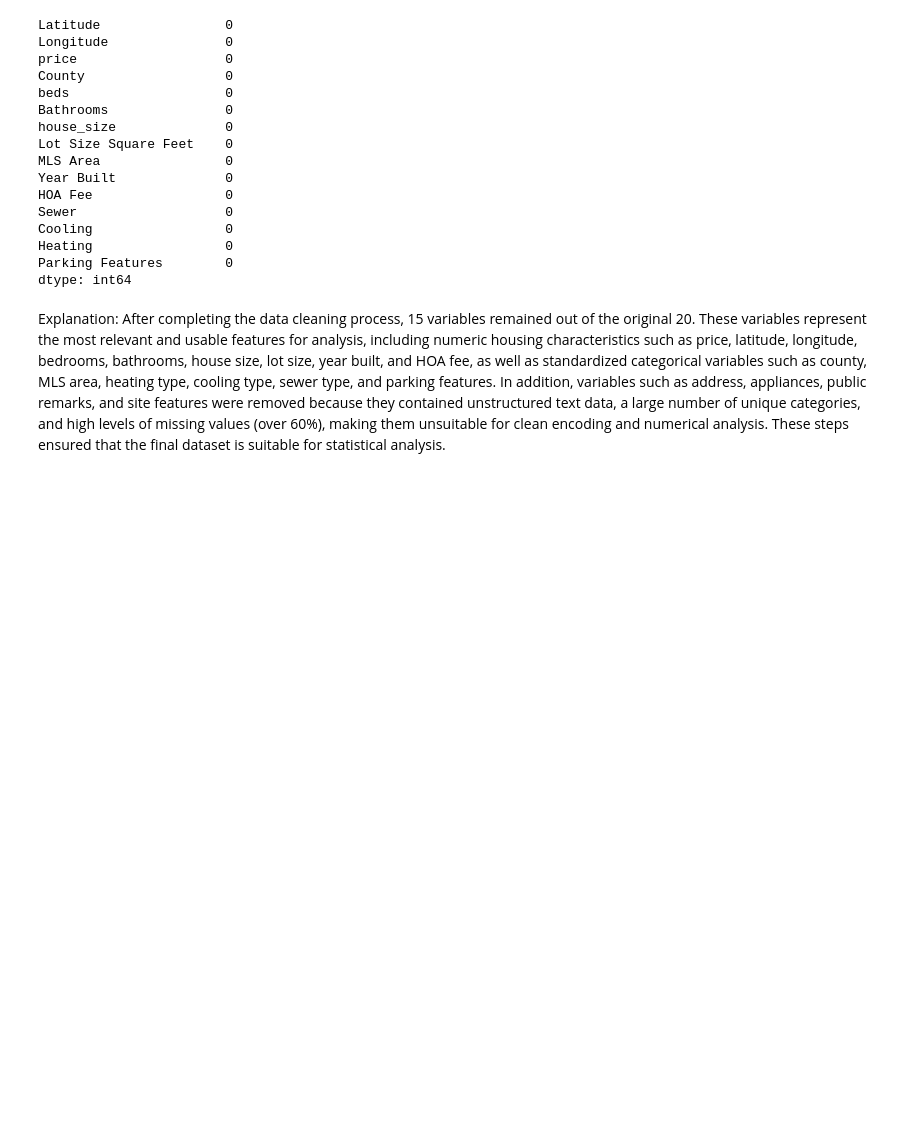
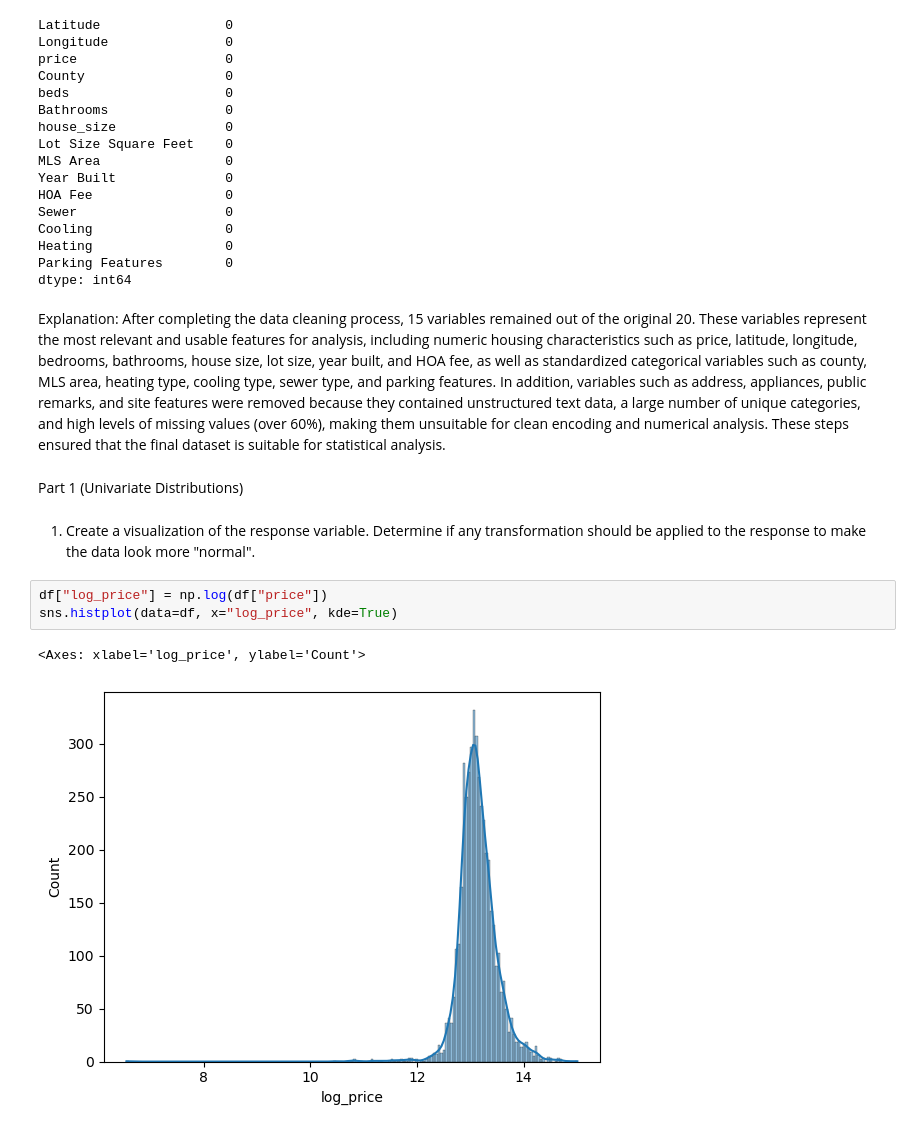
Before and after one commit to Yeninguyen/tstat280, a Jupyter notebook: Project Section - Data Cleaning.ipynb, the cells around one changed output. Saved outputs shown, nothing was run; the diff lists cells and outputs as text; blank space fills up the shorter version.

```diff
--- a/Project Section - Data Cleaning.ipynb
+++ b/Project Section - Data Cleaning.ipynb
@@ -518,3 +520,13 @@ Parking Features        0
 dtype: int64
 # %% [markdown]
 Explanation: After completing the data cleaning process, 15 variables remained out of the original 20. These variables represent the most relevant and usable features for analysis, including numeric housing characteristics such as price, latitude, longitude, bedrooms, bathrooms, house size, lot size, year built, and HOA fee, as well as standardized categorical variables such as county, MLS area, heating type, cooling type, sewer type, and parking features. In addition, variables such as address, appliances, public remarks, and site features were removed because they contained unstructured text data, a large number of unique categories, and high levels of missing values (over 60%), making them unsuitable for clean encoding and numerical analysis. These steps ensured that the final dataset is suitable for statistical analysis.
+# %% [markdown]
+Part 1 (Univariate Distributions)
+# %% [markdown]
+1. Create a visualization of the response variable. Determine if any transformation should be applied to the response to make the data look more "normal".
+# %%
+df["log_price"] = np.log(df["price"])
+sns.histplot(data=df, x="log_price", kde=True)
+# %% [output]
+<Axes: xlabel='log_price', ylabel='Count'>
+[figure, added]
```
Also changed, not shown: parts of 67 cells of this notebook.
